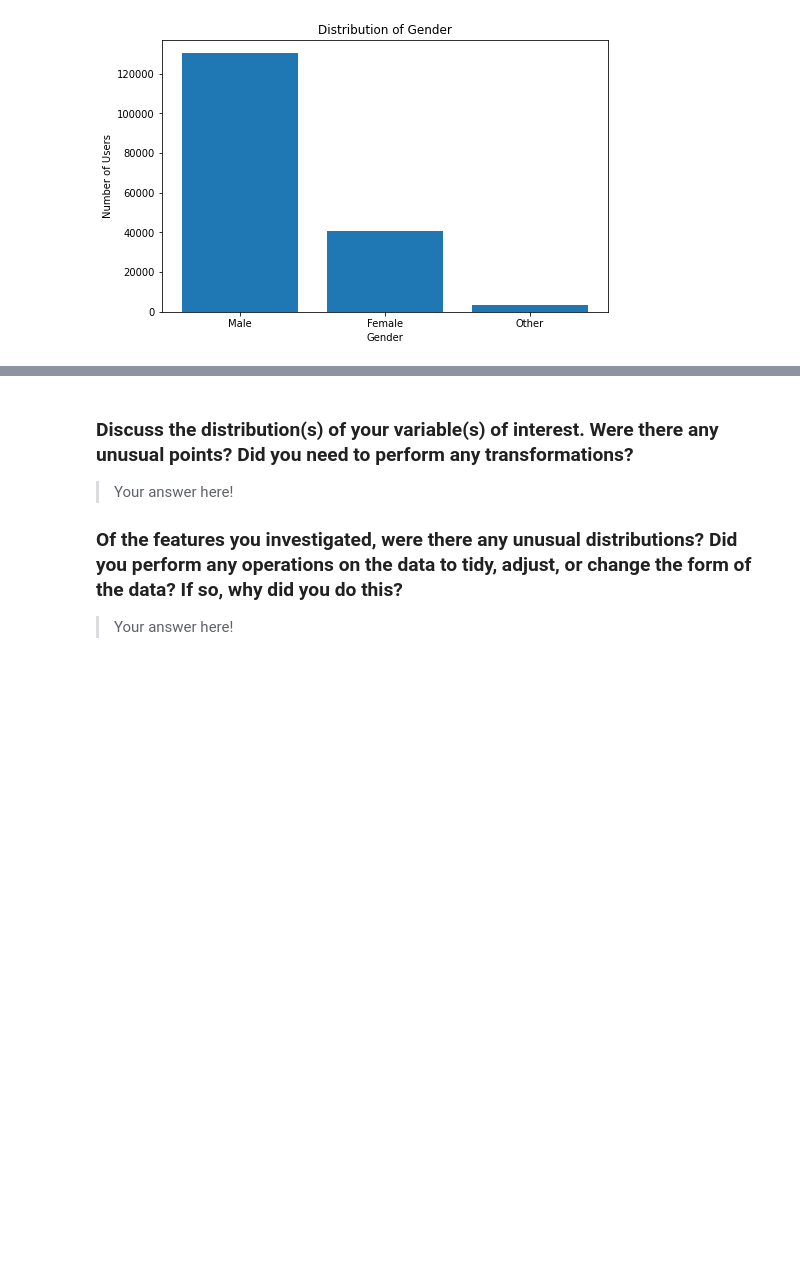
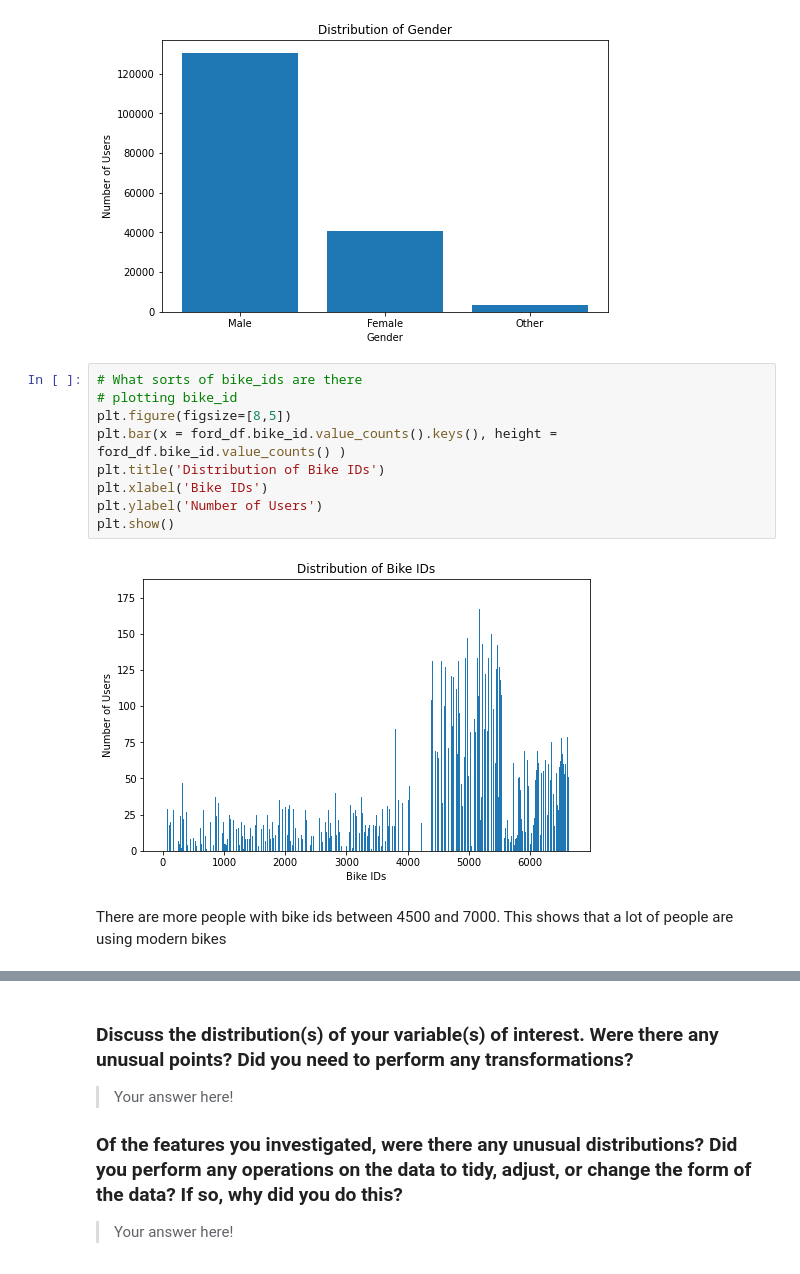
Before and after one commit to Chinomnso-Chinedum/Ford-GoBike, a Jupyter notebook: Part_I_exploration_template.ipynb, the cells around one changed output, grey strips where cells are left out. Drawn from its saved outputs; the diff is of its cells as text; blank space fills up the shorter version.

```diff
--- a/Part_I_exploration_template.ipynb
+++ b/Part_I_exploration_template.ipynb
@@ -386,3 +395,16 @@ plt.ylabel('Number of Users')
 plt.show()
 # %% [output]
 [figure]
+# %%
+# What sorts of bike_ids are there
+# plotting bike_id
+plt.figure(figsize=[8,5])
+plt.bar(x = ford_df.bike_id.value_counts().keys(), height = ford_df.bike_id.value_counts() )
+plt.title('Distribution of Bike IDs')
+plt.xlabel('Bike IDs')
+plt.ylabel('Number of Users')
+plt.show()
+# %% [output]
+[figure, added]
+# %% [markdown]
+There are more people with bike ids between 4500 and 7000. This shows that a lot of people are using modern bikes
```
Also changed, not shown: parts of 6 cells of this notebook.
